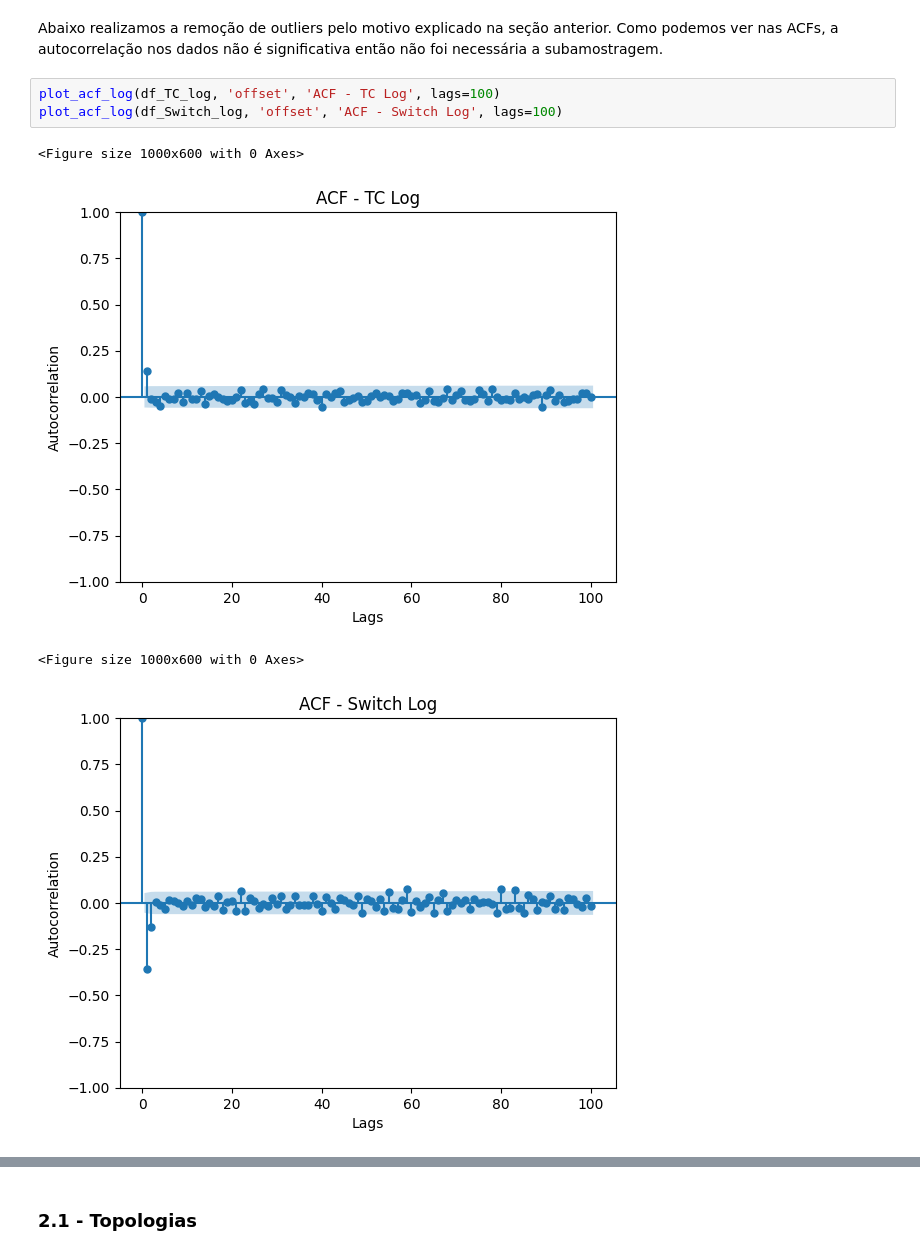
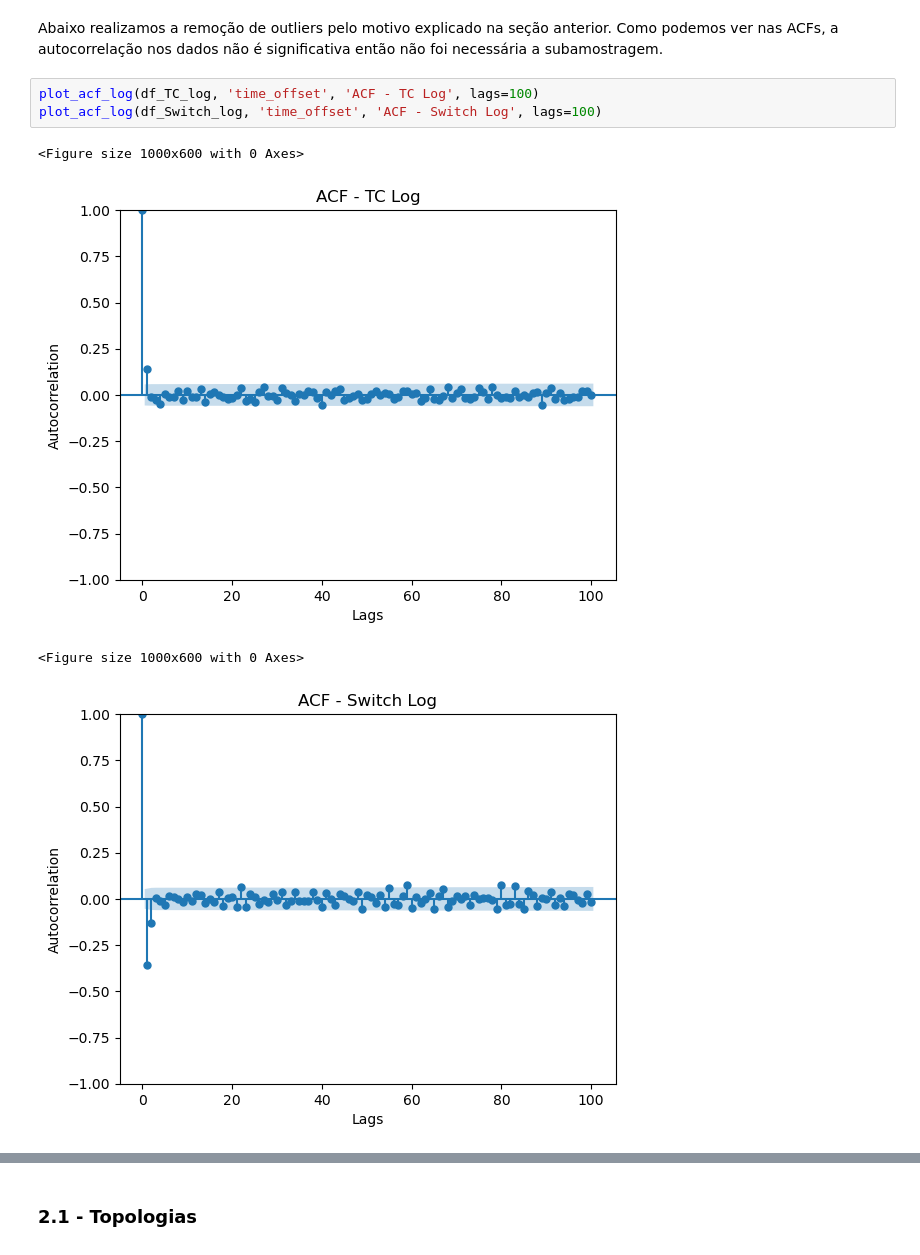
Before and after one commit to jvictorferreira3301/LPTP_Analyzer, a Jupyter notebook: LPTP_Analyzer.ipynb, the cells around one changed output, grey strips where cells are left out. Saved outputs shown, nothing was run; the diff lists cells and outputs as text.

```diff
--- a/LPTP_Analyzer.ipynb
+++ b/LPTP_Analyzer.ipynb
@@ -373,13 +383,13 @@ df_Switch_log = dataframes2['logs/Switch.txt']
 # %% [markdown]
 Abaixo realizamos a remoção de outliers pelo motivo explicado na seção anterior. Como podemos ver nas ACFs, a autocorrelação nos dados não é significativa então não foi necessária a subamostragem.
 # %%
-plot_acf_log(df_TC_log, 'offset', 'ACF - TC Log', lags=100)
-plot_acf_log(df_Switch_log, 'offset', 'ACF - Switch Log', lags=100)
+plot_acf_log(df_TC_log, 'time_offset', 'ACF - TC Log', lags=100)
+plot_acf_log(df_Switch_log, 'time_offset', 'ACF - Switch Log', lags=100)
 # %% [output]
 <Figure size 1000x600 with 0 Axes>
-[figure, old version]
+[figure, new version]
 <Figure size 1000x600 with 0 Axes>
-[figure, old version]
+[figure, new version]
 # %%
 df_TC_log = dataframes2['logs/TC.txt']
 df_Switch_log = dataframes2['logs/Switch.txt']
```
Also changed, not shown: parts of 11 cells of this notebook.
